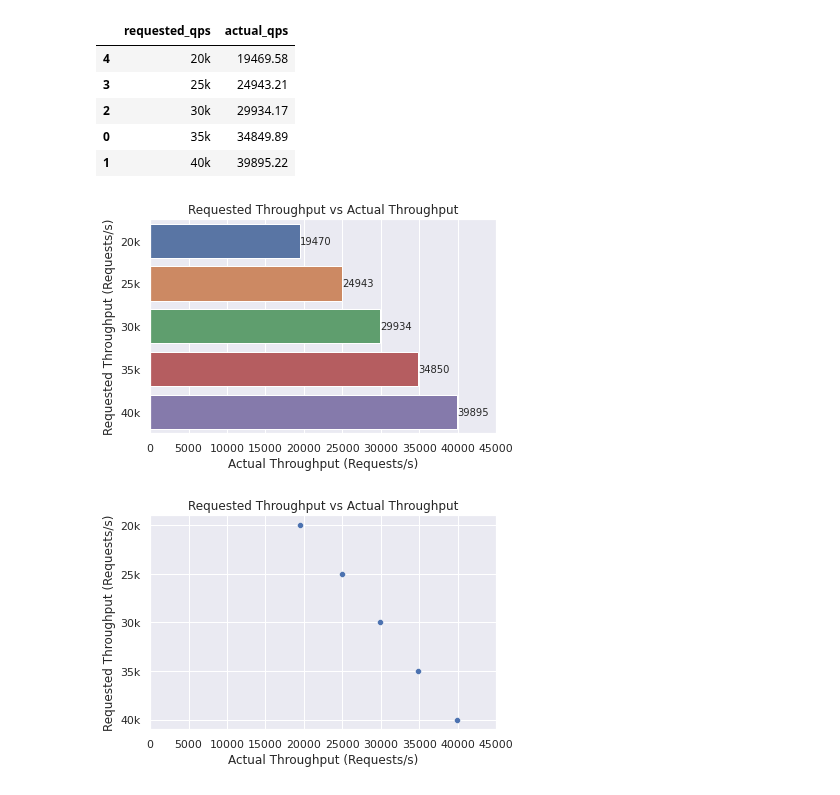
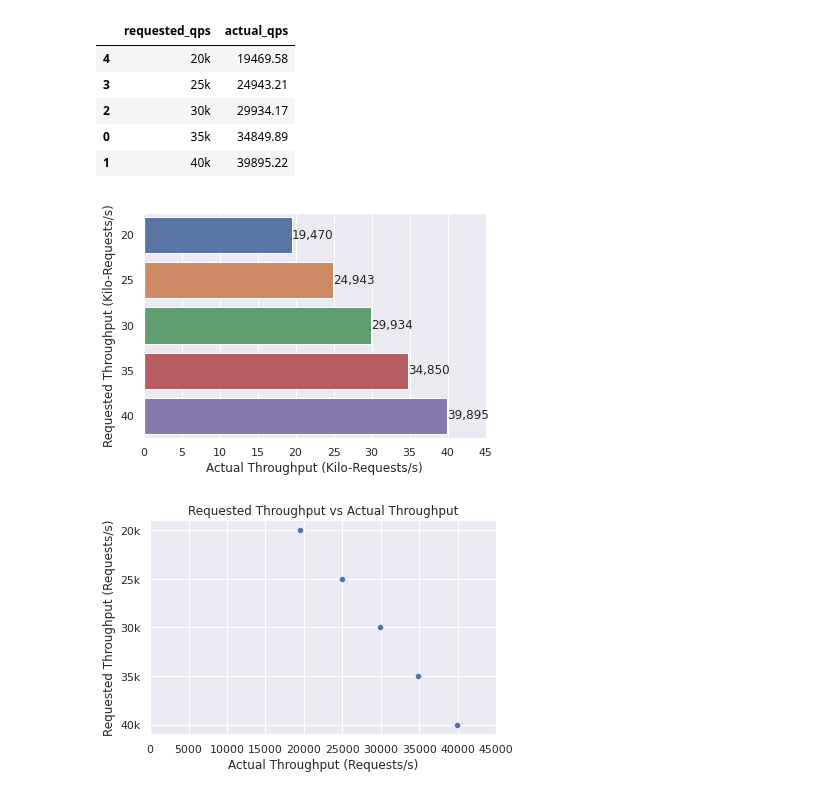
Before and after one commit to RichardBieringa/mesh-bench, a Jupyter notebook: viz/02_micro_target_service.ipynb, the cells around one changed output. Drawn from its saved outputs; the diff is of its cells as text; code cells hidden in the pictures.

```diff
--- a/viz/02_micro_target_service.ipynb
+++ b/viz/02_micro_target_service.ipynb
@@ -65,25 +65,32 @@ df.head()
 # %%
 """Chart shows the maximum throughput of our target services"""
 
 fig, ax = plt.subplots()
 
 
 ax = sns.barplot(data=df, x="actual_qps", y="requested_qps", ax=ax)
 
 ax.set_xlim(0, 45000)
 
 # # Show numbers on top of bars
-ax.bar_label(ax.containers[0], label_type="edge", fmt="%.0f")
+container = ax.containers[0]
+ax.bar_label(container, labels=[f'{x:,.0f}' for x in container.datavalues])
+# ax.bar_label(ax.containers[0], label_type="edge", fmt="%.0f")
 
-ax.set_xlabel("Actual Throughput (Requests/s)")
-ax.set_ylabel("Requested Throughput (Requests/s)")
-ax.set_title("Requested Throughput vs Actual Throughput")
+ax.set_xlabel("Actual Throughput (Kilo-Requests/s)")
+ax.set_ylabel("Requested Throughput (Kilo-Requests/s)")
+# ax.set_title("Requested Throughput vs. Actual Throughput")
+
 
 
 fig.tight_layout()
+
+ax.set_xticklabels([int(float(label.get_text()) / 1000) for label in ax.get_xticklabels()])
+ax.set_yticklabels([label.get_text().split('k')[0] for label in ax.get_yticklabels()])
+
 fig.savefig(plot_dir / "microbench-target-service.pdf")
 # %% [output]
-[figure, old version]
+[figure, new version]
 # %%
 """Chart shows the maximum throughput of our target services"""
 
```
Also changed, not shown: parts of 1 cell of this notebook, 5 other files.
